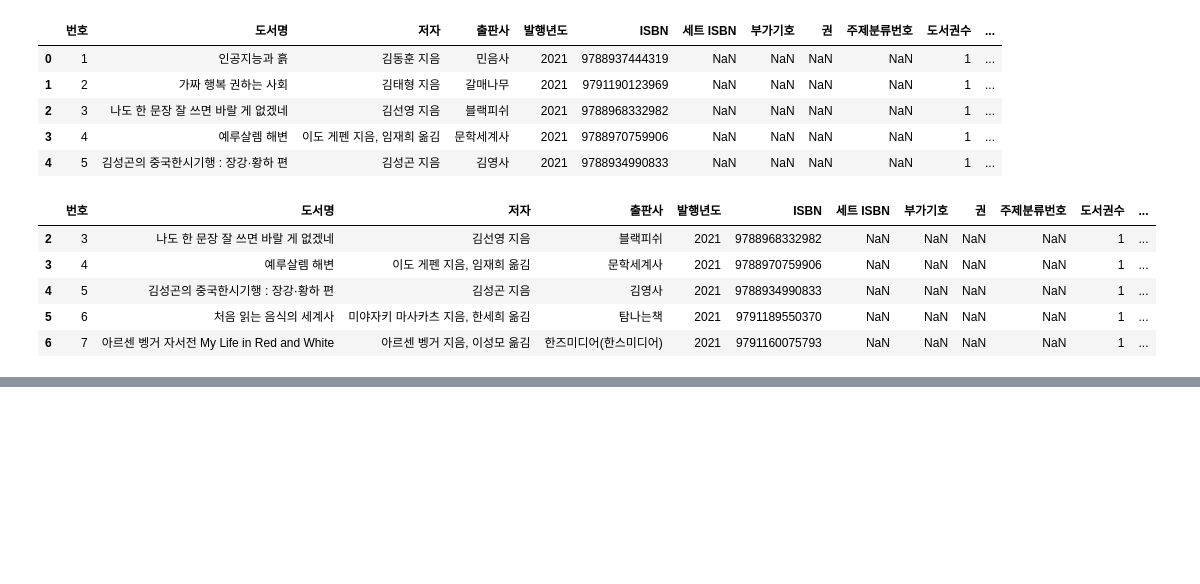
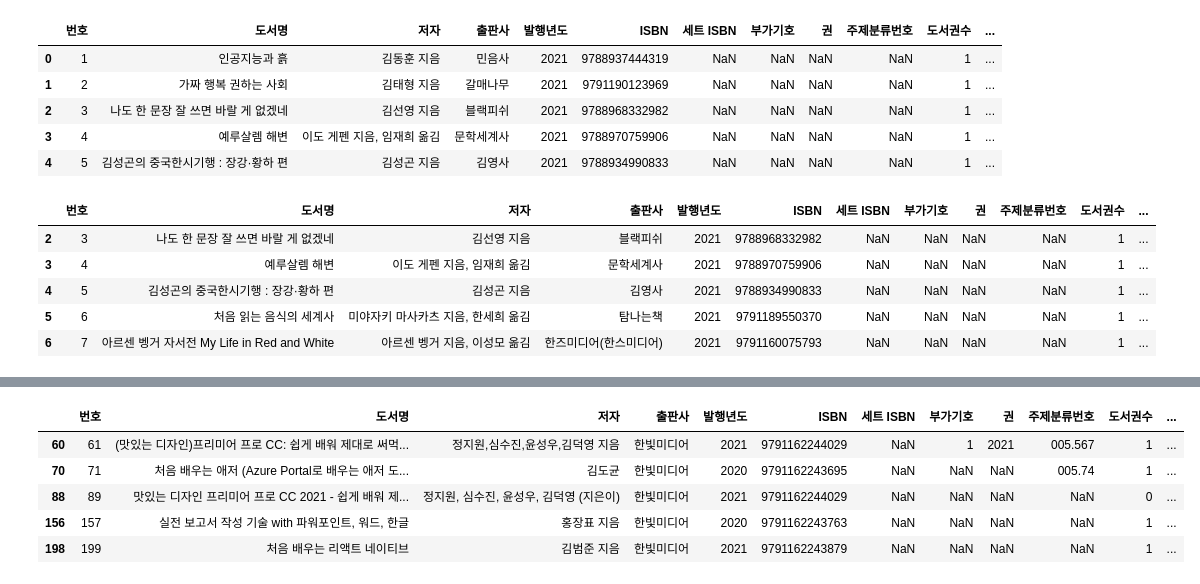
Before and after one commit to wooziBong/-_---, a Jupyter notebook: Chapter3.ipynb, the cells around one changed output, grey strips where cells are left out. Cells and saved outputs as stored; diff of their text form; code cells hidden in the pictures; blank space fills up the shorter version.

```diff
--- a/Chapter3.ipynb
+++ b/Chapter3.ipynb
@@ -161,0 +192,12 @@ ns_book2.head()
+# %%
+# loc 메서드에서도 불리언 배열을 사용해 행을 선택할 수 있다.
+
+ns_book2 = ns_book.loc[selected_rows]
+ns_book2.head()
+# %% [output]
+|  | 번호 | 도서명 | 저자 | 출판사 | 발행년도 | ISBN | 세트 ISBN | 부가기호 | 권 | 주제분류번호 | 도서권수 | ... |
+| 60 | 61 | (맛있는 디자인)프리미어 프로 CC: 쉽게 배워 제대로 써먹... | 정지원,심수진,윤성우,김덕영 지음 | 한빛미디어 | 2021 | 9791162244029 | NaN | 1 | 2021 | 005.567 | 1 | ... |
+| 70 | 71 | 처음 배우는 애저 (Azure Portal로 배우는 애저 도... | 김도균 | 한빛미디어 | 2020 | 9791162243695 | NaN | NaN | NaN | 005.74 | 1 | ... |
+| 88 | 89 | 맛있는 디자인 프리미어 프로 CC 2021 - 쉽게 배워 제... | 정지원, 심수진, 윤성우, 김덕영 (지은이) | 한빛미디어 | 2021 | 9791162244029 | NaN | NaN | NaN | NaN | 0 | ... |
+| 156 | 157 | 실전 보고서 작성 기술 with 파워포인트, 워드, 한글 | 홍장표 지음 | 한빛미디어 | 2020 | 9791162243763 | NaN | NaN | NaN | NaN | 1 | ... |
+| 198 | 199 | 처음 배우는 리액트 네이티브 | 김범준 지음 | 한빛미디어 | 2021 | 9791162243879 | NaN | NaN | NaN | NaN | 1 | ... |
```
Also changed, not shown: parts of 24 cells of this notebook.
